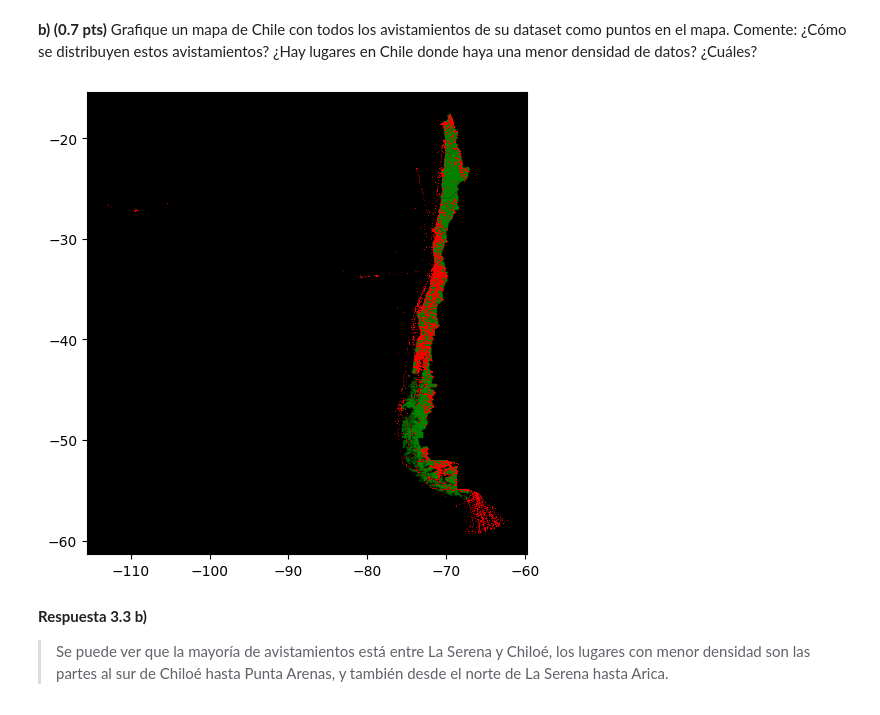
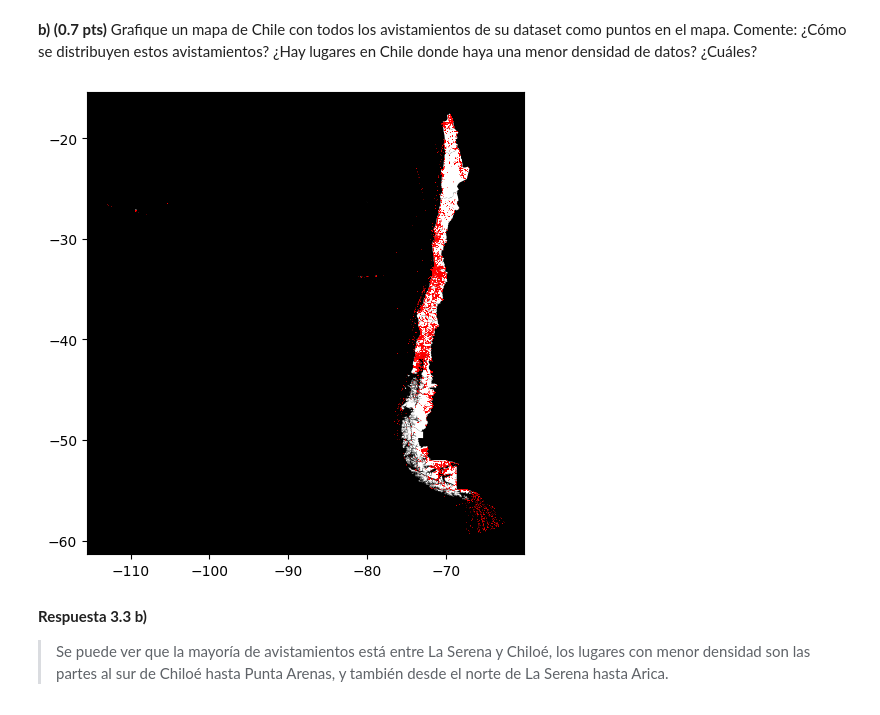
Before and after one commit to FlyingTank233/IMT2200-BENJAMIN-URRA, a Jupyter notebook: Tareas/T2/IMT2200-25s2 - Tarea 02.ipynb, the cells around one changed output. Drawn from its saved outputs; the diff is of its cells as text; code cells hidden in the pictures.

```diff
--- a/Tareas/T2/IMT2200-25s2 - Tarea 02.ipynb
+++ b/Tareas/T2/IMT2200-25s2 - Tarea 02.ipynb
@@ -312,17 +292,16 @@ mapa_fixed.plot()
 # %% [markdown]
 **b) (0.7 pts)** Grafique un mapa de Chile con todos los avistamientos de su dataset como puntos en el mapa. Comente: ¿Cómo se distribuyen estos avistamientos? ¿Hay lugares en Chile donde haya una menor densidad de datos? ¿Cuáles?
 # %%
+# Creo un subplot para colocar los 2 plots.
 fig, ax = plt.subplots(figsize=(10, 6))
 ax.set_facecolor('black')
 
-mapa_fixed.plot(ax=ax, color='green')
+# Hago plot del mapa y la data de avistamientos en el mismo subplot.
+mapa_fixed.plot(ax=ax, color='white')
 df_geo.plot(ax=ax, markersize=0.1, lw=0, color='red')
 plt.show()
-#mapa_fixed.plot()
-#df_geo.plot()
-#plt.show()
 # %% [output]
-[figure, old version]
+[figure, new version]
 # %% [markdown]
 **Respuesta 3.3 b)**
 > Se puede ver que la mayoría de avistamientos está entre La Serena y Chiloé, los lugares con menor densidad son las partes al sur de Chiloé hasta Punta Arenas, y también desde el norte de La Serena hasta Arica.
```
Also changed, not shown: parts of 37 cells of this notebook.
